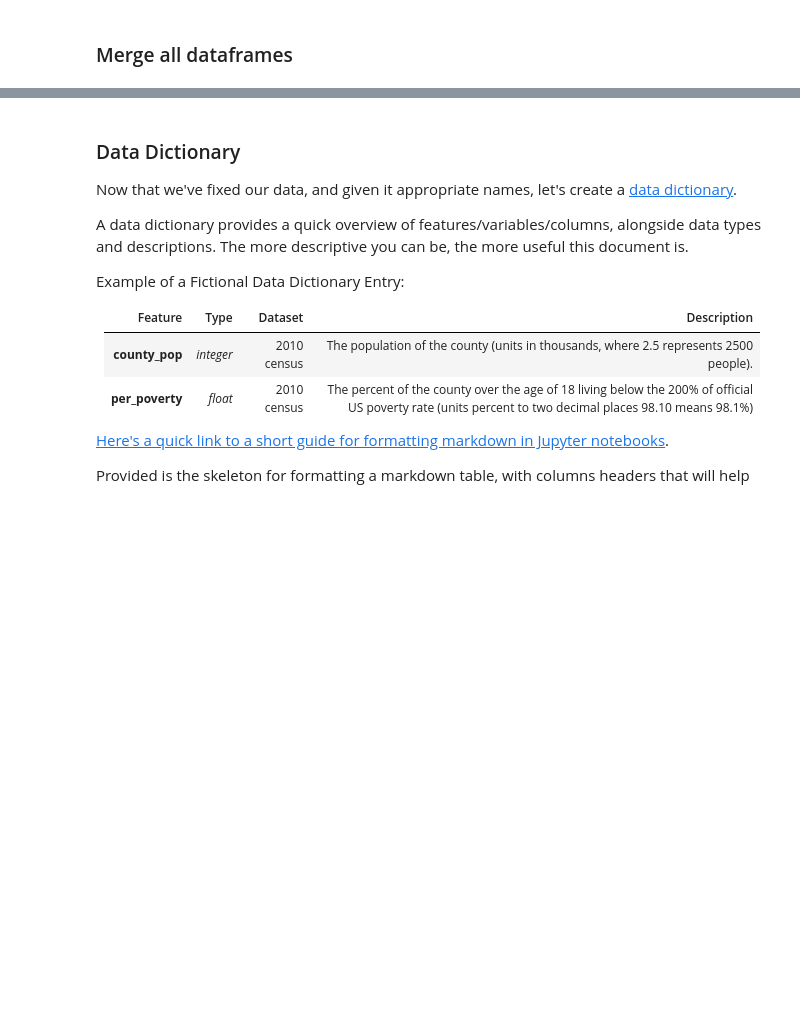
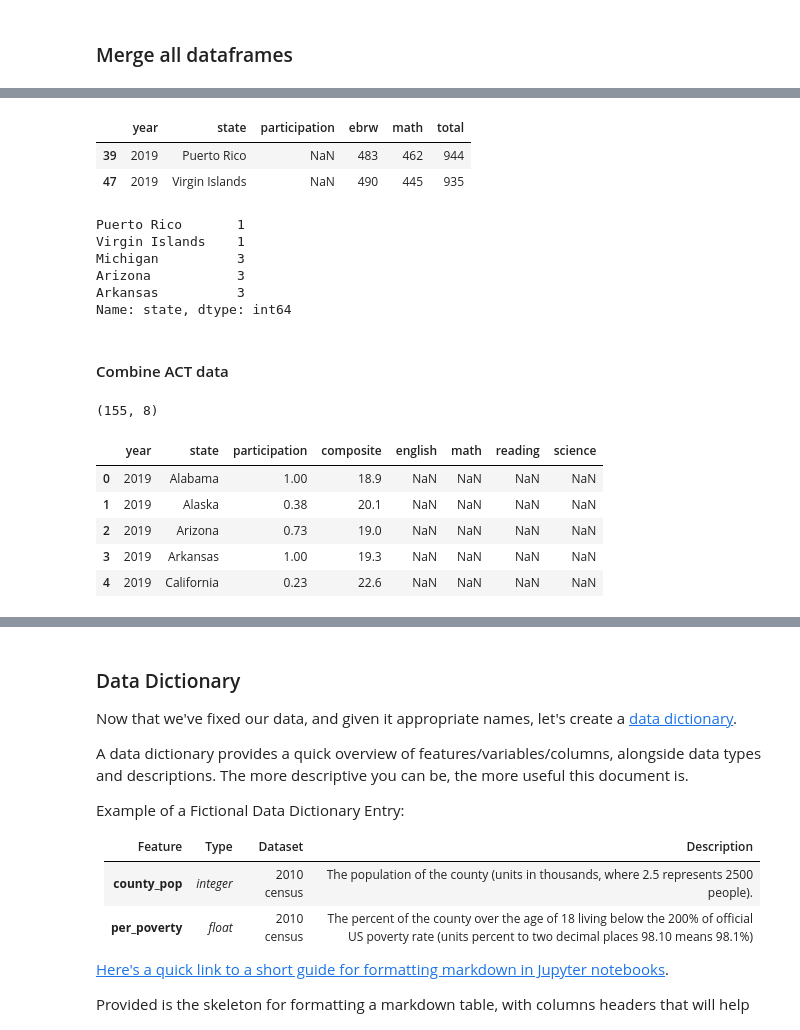
Before and after one commit to Chalermchon1993/DSI_Project_1_SAT_ACT, a Jupyter notebook: sat_act.ipynb, the cells around one changed output, grey strips where cells are left out. Cells and saved outputs as stored; diff of their text form; code cells hidden in the pictures; blank space fills up the shorter version.

```diff
--- a/sat_act.ipynb
+++ b/sat_act.ipynb
@@ -832,0 +880,22 @@ print(act_18.shape)
+# %%
+# Identify null data.
+# There are 2 missing points in participation of Puerto Rico and Virgin Islands.
+sat_all[sat_all['participation'].isnull()]
+# %% [output]
+|  | year | state | participation | ebrw | math | total |
+| 39 | 2019 | Puerto Rico | NaN | 483 | 462 | 944 |
+| 47 | 2019 | Virgin Islands | NaN | 490 | 445 | 935 |
+# %%
+# Identify states that have less than 3 years
+# There are 2 states, Puerto Rico and Virgin Islands, recorded SAT scores only in 2019.
+
+sat_all['state'].value_counts().sort_values().head()
+# %% [output]
+Puerto Rico       1
+Virgin Islands    1
+Michigan          3
+Arizona           3
+Arkansas          3
+Name: state, dtype: int64
+# %% [markdown]
+#### Combine ACT data
@@ -832,0 +909,12 @@ print(act_18.shape)
+# %%
+# Check data shape and header
+print(act_all.shape)
+act_all.head()
+# %% [output]
+(155, 8)
+|  | year | state | participation | composite | english | math | reading | science |
+| 0 | 2019 | Alabama | 1.00 | 18.9 | NaN | NaN | NaN | NaN |
+| 1 | 2019 | Alaska | 0.38 | 20.1 | NaN | NaN | NaN | NaN |
+| 2 | 2019 | Arizona | 0.73 | 19.0 | NaN | NaN | NaN | NaN |
+| 3 | 2019 | Arkansas | 1.00 | 19.3 | NaN | NaN | NaN | NaN |
+| 4 | 2019 | California | 0.23 | 22.6 | NaN | NaN | NaN | NaN |
```
Also changed, not shown: parts of 16 cells of this notebook.
